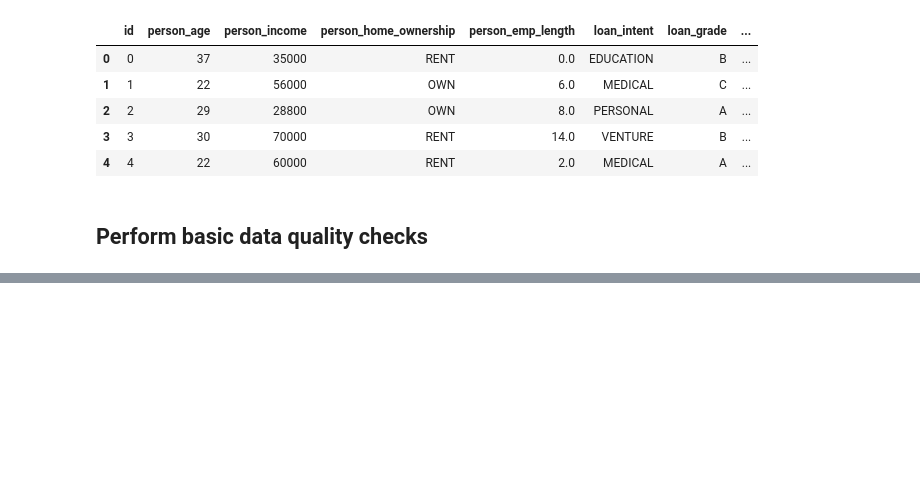
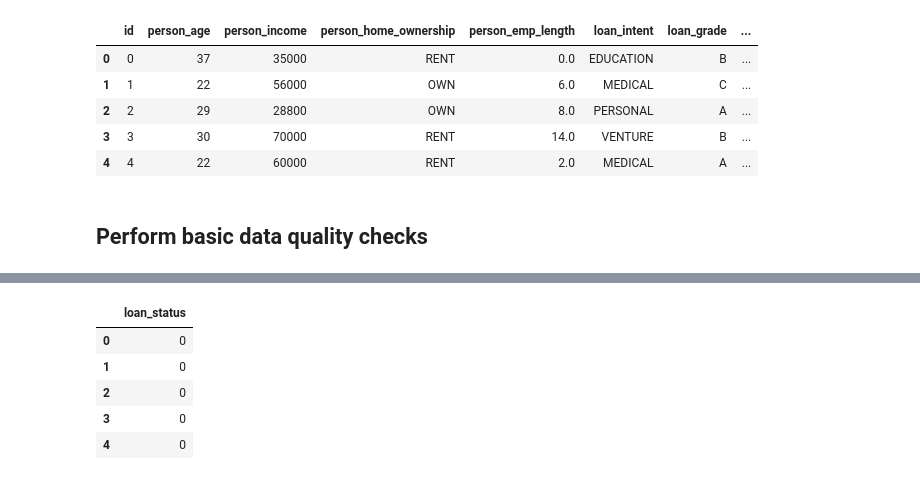
Before and after one commit to PrarthanaShende/Machine-Learning, a Jupyter notebook: Ensemble Methods/Ensemble Methods.ipynb, the cells around one changed output, grey strips where cells are left out. Cells and saved outputs as stored; diff of their text form; code cells hidden in the pictures; blank space fills up the shorter version.

```diff
--- a/Ensemble Methods/Ensemble Methods.ipynb
+++ b/Ensemble Methods/Ensemble Methods.ipynb
@@ -24,0 +110,9 @@ df.head()
+# %%
+Y.head()
+# %% [output]
+|  | loan_status |
+| 0 | 0 |
+| 1 | 0 |
+| 2 | 0 |
+| 3 | 0 |
+| 4 | 0 |
```
Also changed, not shown: parts of 48 cells of this notebook.
